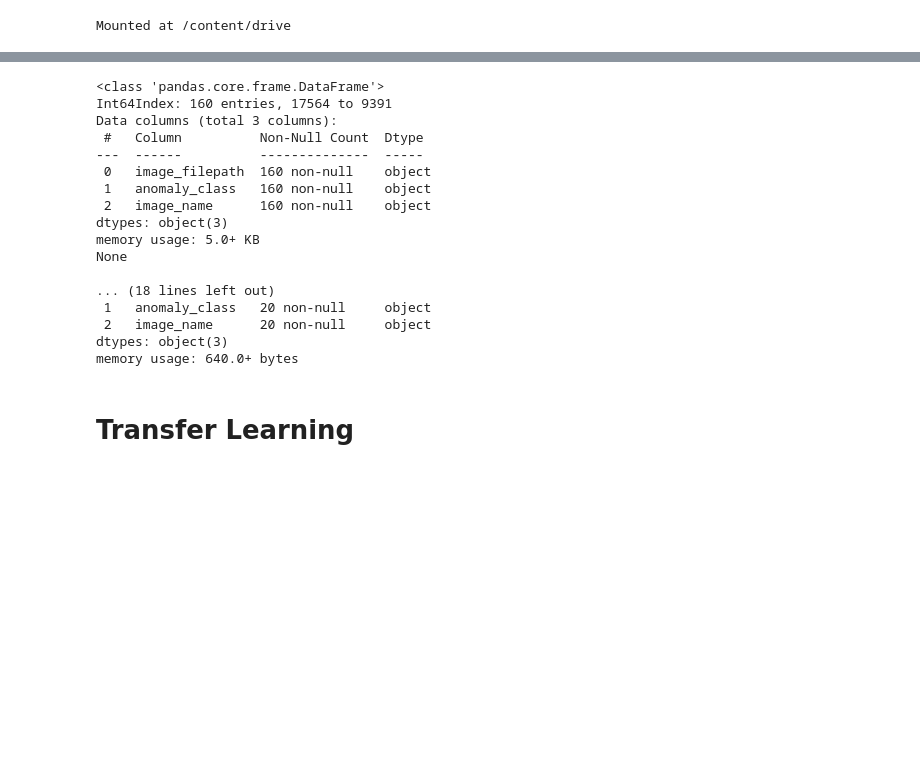
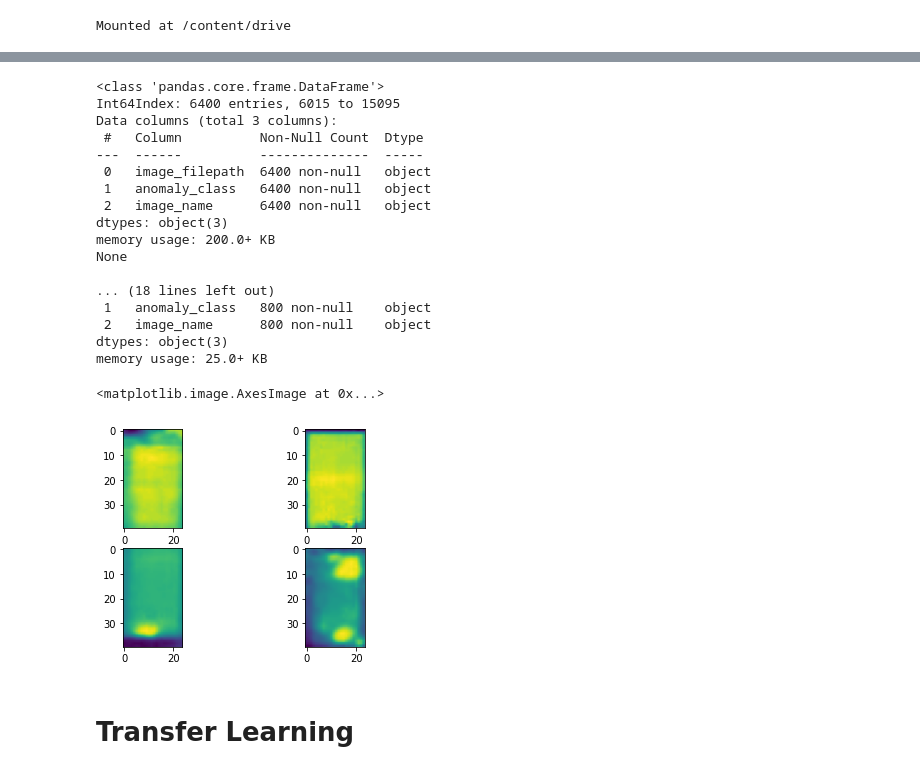
Before and after one commit to regiiis/dlv_group_project, a Jupyter notebook: dlv_1.ipynb, the cells around one changed output, grey strips where cells are left out. Drawn from its saved outputs; the diff is of its cells as text; code cells hidden in the pictures; blank space fills up the shorter version.

```diff
--- a/dlv_1.ipynb
+++ b/dlv_1.ipynb
@@ -58,5 +26,5 @@ df
 # %%
-reduced_df=df.sample(frac=0.01,random_state=200)       # random state is a seed value
+reduced_df=df.sample(frac=0.4,random_state=200)       # random state is a seed value
 train_df=reduced_df.sample(frac=0.8,random_state=200) # random state is a seed value
 validation_test_df=reduced_df.drop(train_df.index)
 validation_df=validation_test_df.sample(frac=0.5,random_state=200)
@@ -68,33 +36,36 @@ print()
 test_df.info()
 # %% [output]
 <class 'pandas.core.frame.DataFrame'>
-Int64Index: 160 entries, 17564 to 9391
+Int64Index: 6400 entries, 6015 to 15095
 Data columns (total 3 columns):
  #   Column          Non-Null Count  Dtype
 ---  ------          --------------  -----
- 0   image_filepath  160 non-null    object
- 1   anomaly_class   160 non-null    object
- 2   image_name      160 non-null    object
+ 0   image_filepath  6400 non-null   object
+ 1   anomaly_class   6400 non-null   object
+ 2   image_name      6400 non-null   object
 dtypes: object(3)
-memory usage: 5.0+ KB
+memory usage: 200.0+ KB
 None
 
 ... (18 lines left out)
- 1   anomaly_class   20 non-null     object
- 2   image_name      20 non-null     object
+ 1   anomaly_class   800 non-null    object
+ 2   image_name      800 non-null    object
 dtypes: object(3)
-memory usage: 640.0+ bytes
+memory usage: 25.0+ KB
 # %%
 img1 = mpimg.imread('/content/InfraredSolarModules/images/13356.jpg') #No-Anomaly
 img2 = mpimg.imread('/content/InfraredSolarModules/images/8488.jpg')  #Vegetation
-#img3 = mpimg.imread('/content/InfraredSolarModules/images/8489.jpg')  #Vegetation
+img3 = mpimg.imread('/content/InfraredSolarModules/images/8489.jpg')  #Vegetation
 img4 = mpimg.imread('/content/InfraredSolarModules/images/7464.jpg')  #Cracking
 
 f, axarr = plt.subplots(2,2)
 axarr[0,0].imshow(img1)
 axarr[0,1].imshow(img2)
-#axarr[1,0].imshow(img3)
+axarr[1,0].imshow(img3)
 axarr[1,1].imshow(img4)
+# %% [output]
+<matplotlib.image.AxesImage at 0x...>
+[figure, added]
 # %% [markdown]
 # Transfer Learning
 # %% [markdown]
```
Also changed, not shown: parts of 17 cells of this notebook.
